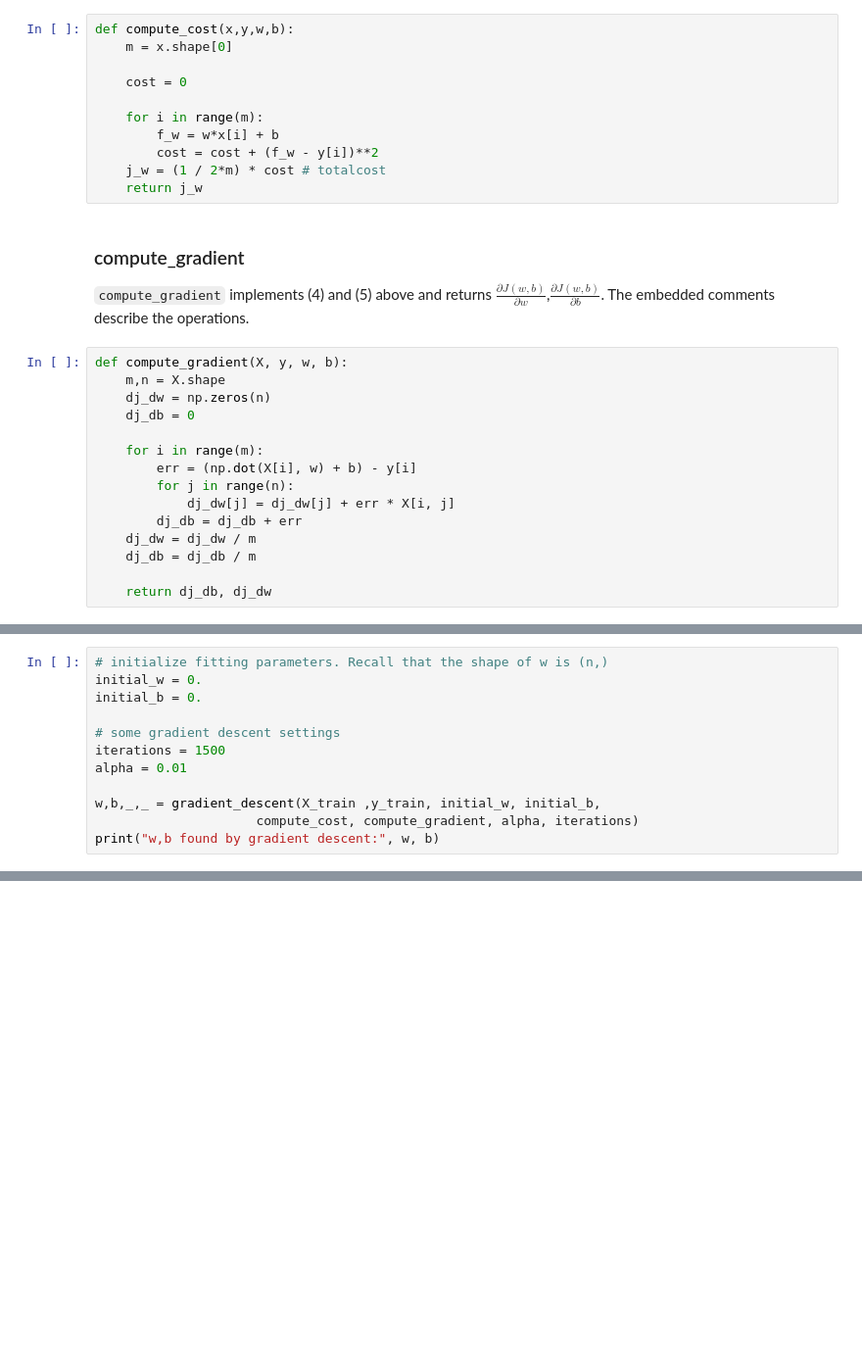
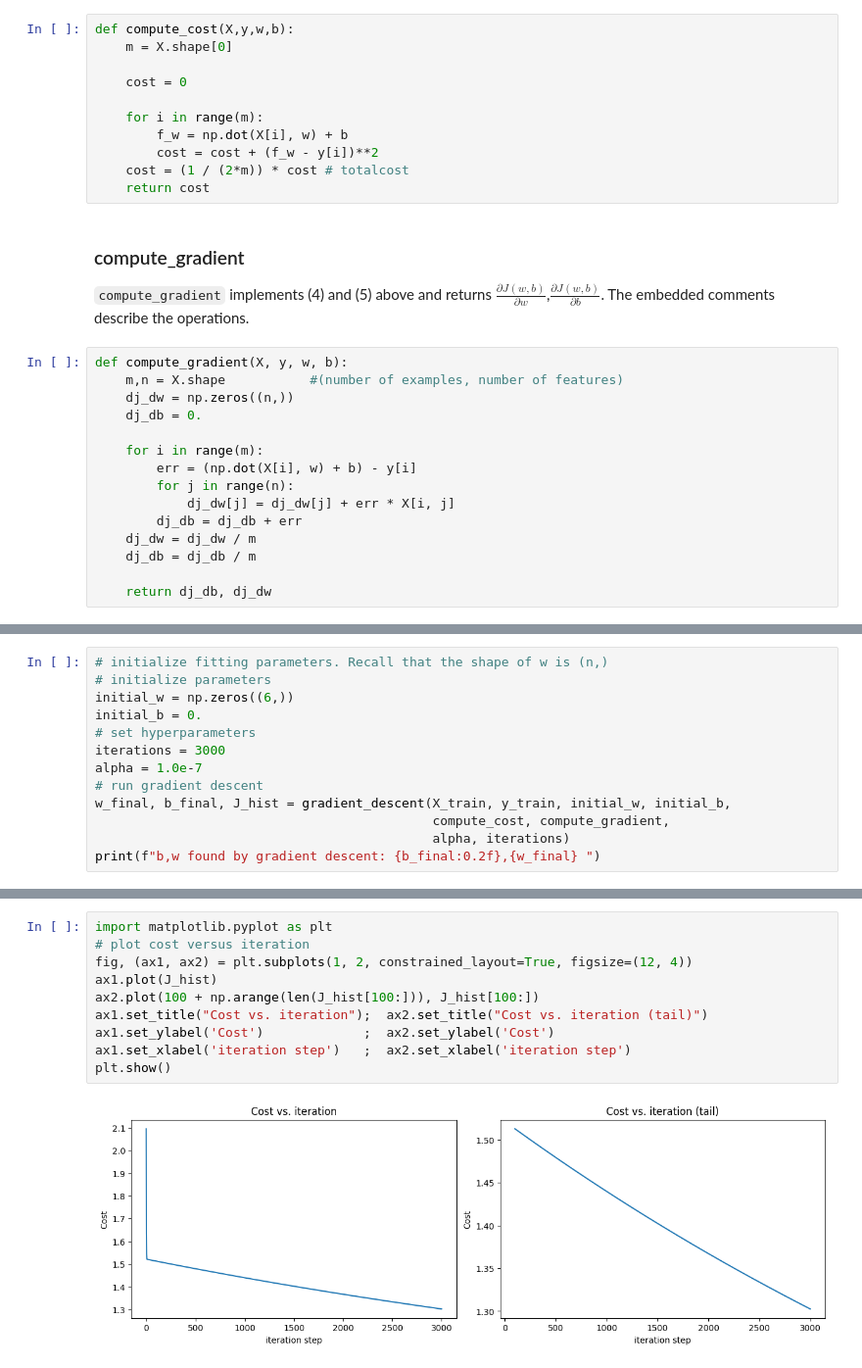
Before and after one commit to copter50029/Machine_learning_form_Scratch, a Jupyter notebook: linear_ML.ipynb, the cells around one changed output, grey strips where cells are left out. Shown: that part at 98% size. Drawn from its saved outputs; the diff is of its cells as text; blank space fills up the shorter version.

Commit message:
fix matrix multiplication
fix matrix of y label
fix compute cost by adding dot product function to multiple matrices
change learning rate

```diff
--- a/linear_ML.ipynb
+++ b/linear_ML.ipynb
@@ -103,14 +101,14 @@ print(y_train)
 # %%
-def compute_cost(x,y,w,b):
-    m = x.shape[0]
+def compute_cost(X,y,w,b):
+    m = X.shape[0]
 
     cost = 0
 
     for i in range(m):
-        f_w = w*x[i] + b
+        f_w = np.dot(X[i], w) + b
         cost = cost + (f_w - y[i])**2
-    j_w = (1 / 2*m) * cost # totalcost
-    return j_w
+    cost = (1 / (2*m)) * cost # totalcost
+    return cost
 # %% [markdown]
 <a name="toc_40291_2.3"></a>
 ### compute_gradient
@@ -118,9 +116,9 @@ def compute_cost(x,y,w,b):
 `compute_gradient`  implements (4) and (5) above and returns $\frac{\partial J(w,b)}{\partial w}$,$\frac{\partial J(w,b)}{\partial b}$. The embedded comments describe the operations.
 # %%
 def compute_gradient(X, y, w, b):
-    m,n = X.shape
-    dj_dw = np.zeros(n)
-    dj_db = 0
+    m,n = X.shape           #(number of examples, number of features)
+    dj_dw = np.zeros((n,))
+    dj_db = 0.
 
     for i in range(m):
         err = (np.dot(X[i], w) + b) - y[i]
@@ -168,13 +154,14 @@ def gradient_descent(X, y, w_in, b_in, cost_function, gradient_function, alpha,
 # %%
 # initialize fitting parameters. Recall that the shape of w is (n,)
-initial_w = 0.
+# initialize parameters
+initial_w = np.zeros((6,))
 initial_b = 0.
-
-# some gradient descent settings
-iterations = 1500
-alpha = 0.01
-
-w,b,_,_ = gradient_descent(X_train ,y_train, initial_w, initial_b,
-                     compute_cost, compute_gradient, alpha, iterations)
-print("w,b found by gradient descent:", w, b)
+# set hyperparameters
+iterations = 3000
+alpha = 1.0e-7
+# run gradient descent
+w_final, b_final, J_hist = gradient_descent(X_train, y_train, initial_w, initial_b,
+                                            compute_cost, compute_gradient,
+                                            alpha, iterations)
+print(f"b,w found by gradient descent: {b_final:0.2f},{w_final} ")
 # %% [output]
@@ -181,0 +179,12 @@ ValueError: setting an array element with a sequence.
+# %%
+import matplotlib.pyplot as plt
+# plot cost versus iteration
+fig, (ax1, ax2) = plt.subplots(1, 2, constrained_layout=True, figsize=(12, 4))
+ax1.plot(J_hist)
+ax2.plot(100 + np.arange(len(J_hist[100:])), J_hist[100:])
+ax1.set_title("Cost vs. iteration");  ax2.set_title("Cost vs. iteration (tail)")
+ax1.set_ylabel('Cost')             ;  ax2.set_ylabel('Cost')
+ax1.set_xlabel('iteration step')   ;  ax2.set_xlabel('iteration step')
+plt.show()
+# %% [output]
+[figure, added]
```
Also changed, not shown: parts of 5 cells of this notebook, 1 other file.
